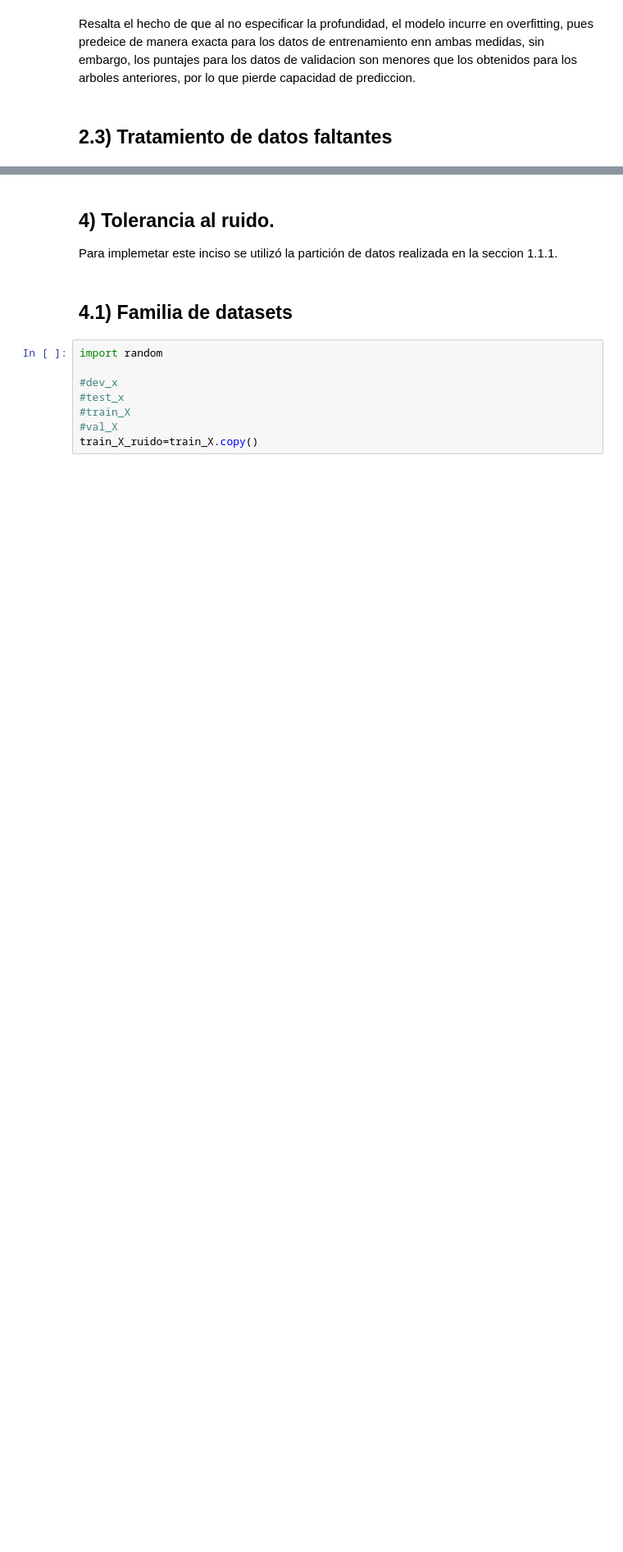
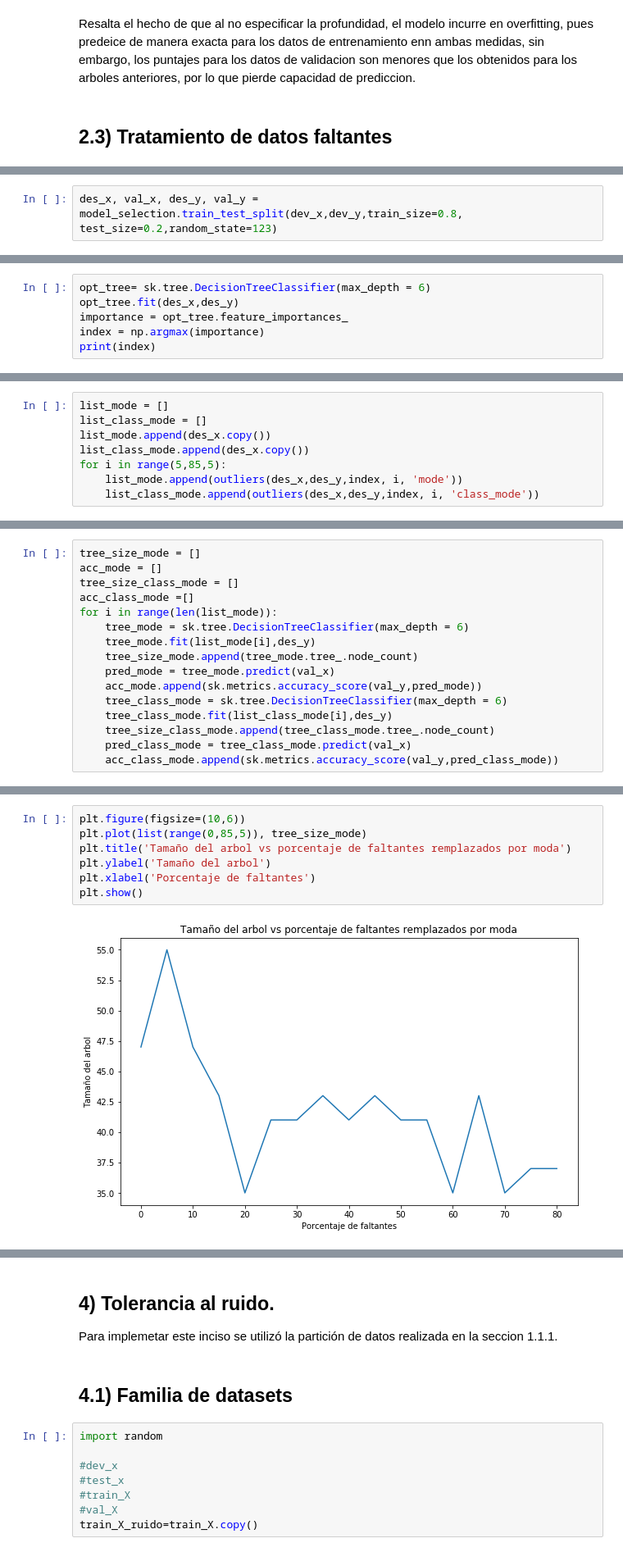
Before and after one commit to jjiguaran/Arboles-de-decison-para-los-prestamos-immobiliarios-en-Nueva-York, a Jupyter notebook: Housingv2_final.ipynb, the cells around one changed output, grey strips where cells are left out. Shown at 82% size. Cells and saved outputs as stored; diff of their text form; blank space fills up the shorter version.

```diff
--- a/Housingv2_final.ipynb
+++ b/Housingv2_final.ipynb
@@ -227,0 +209,2 @@ IndentationError: expected an indented block (<ipython-input-52-99df0f2e7d0a>, l
+# %%
+des_x, val_x, des_y, val_y = model_selection.train_test_split(dev_x,dev_y,train_size=0.8, test_size=0.2,random_state=123)
@@ -227,0 +213,6 @@ IndentationError: expected an indented block (<ipython-input-52-99df0f2e7d0a>, l
+# %%
+opt_tree= sk.tree.DecisionTreeClassifier(max_depth = 6)
+opt_tree.fit(des_x,des_y)
+importance = opt_tree.feature_importances_
+index = np.argmax(importance)
+print(index)
@@ -227,0 +225,8 @@ IndentationError: expected an indented block (<ipython-input-52-99df0f2e7d0a>, l
+# %%
+list_mode = []
+list_class_mode = []
+list_mode.append(des_x.copy())
+list_class_mode.append(des_x.copy())
+for i in range(5,85,5):
+    list_mode.append(outliers(des_x,des_y,index, i, 'mode'))
+    list_class_mode.append(outliers(des_x,des_y,index, i, 'class_mode'))
@@ -227,0 +235,16 @@ IndentationError: expected an indented block (<ipython-input-52-99df0f2e7d0a>, l
+# %%
+tree_size_mode = []
+acc_mode = []
+tree_size_class_mode = []
+acc_class_mode =[]
+for i in range(len(list_mode)):
+    tree_mode = sk.tree.DecisionTreeClassifier(max_depth = 6)
+    tree_mode.fit(list_mode[i],des_y)
+    tree_size_mode.append(tree_mode.tree_.node_count)
+    pred_mode = tree_mode.predict(val_x)
+    acc_mode.append(sk.metrics.accuracy_score(val_y,pred_mode))
+    tree_class_mode = sk.tree.DecisionTreeClassifier(max_depth = 6)
+    tree_class_mode.fit(list_class_mode[i],des_y)
+    tree_size_class_mode.append(tree_class_mode.tree_.node_count)
+    pred_class_mode = tree_class_mode.predict(val_x)
+    acc_class_mode.append(sk.metrics.accuracy_score(val_y,pred_class_mode))
@@ -227,0 +255,9 @@ IndentationError: expected an indented block (<ipython-input-52-99df0f2e7d0a>, l
+# %%
+plt.figure(figsize=(10,6))
+plt.plot(list(range(0,85,5)), tree_size_mode)
+plt.title('Tamaño del arbol vs porcentaje de faltantes remplazados por moda')
+plt.ylabel('Tamaño del arbol')
+plt.xlabel('Porcentaje de faltantes')
+plt.show()
+# %% [output]
+[figure, added]
```
Also changed, not shown: parts of 32 cells of this notebook.
